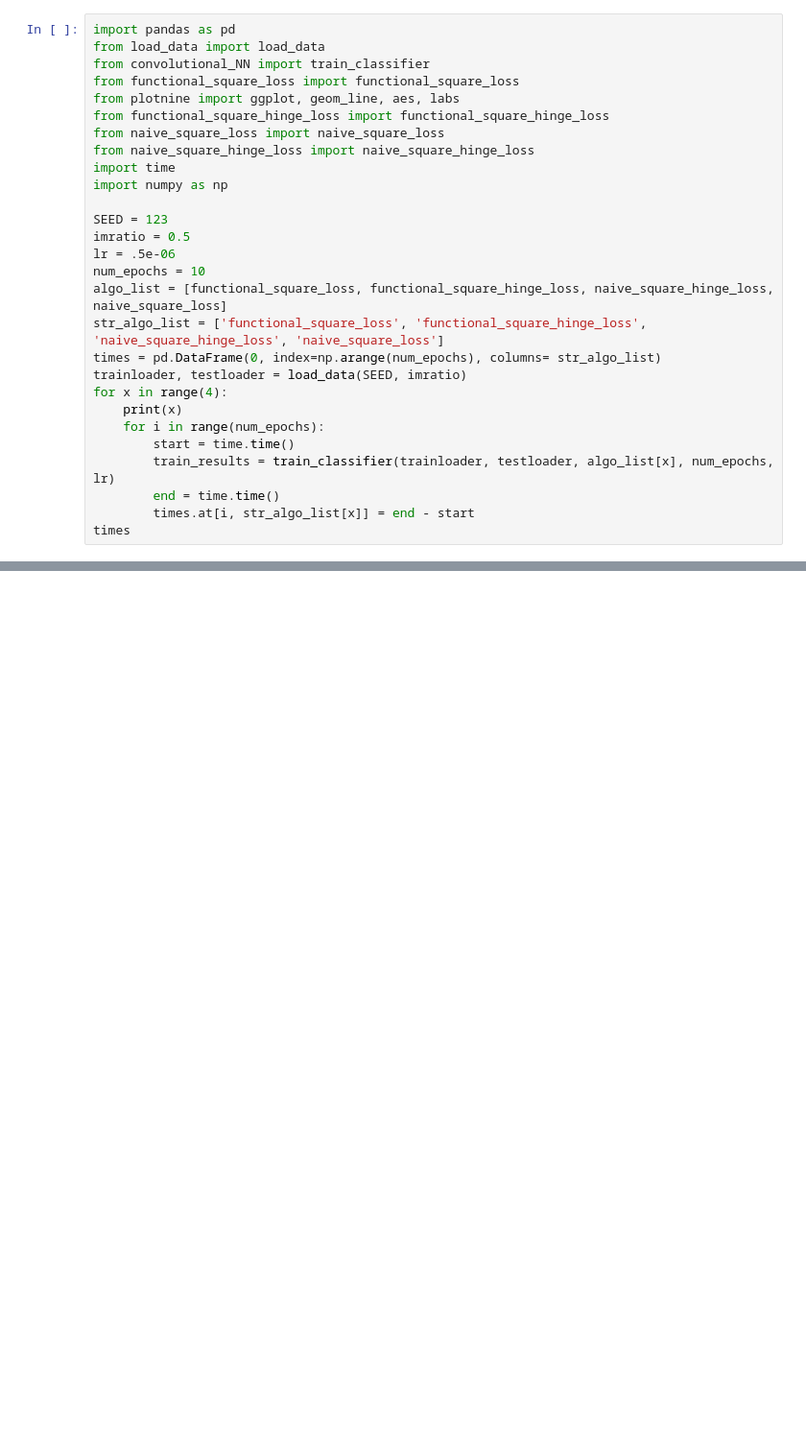
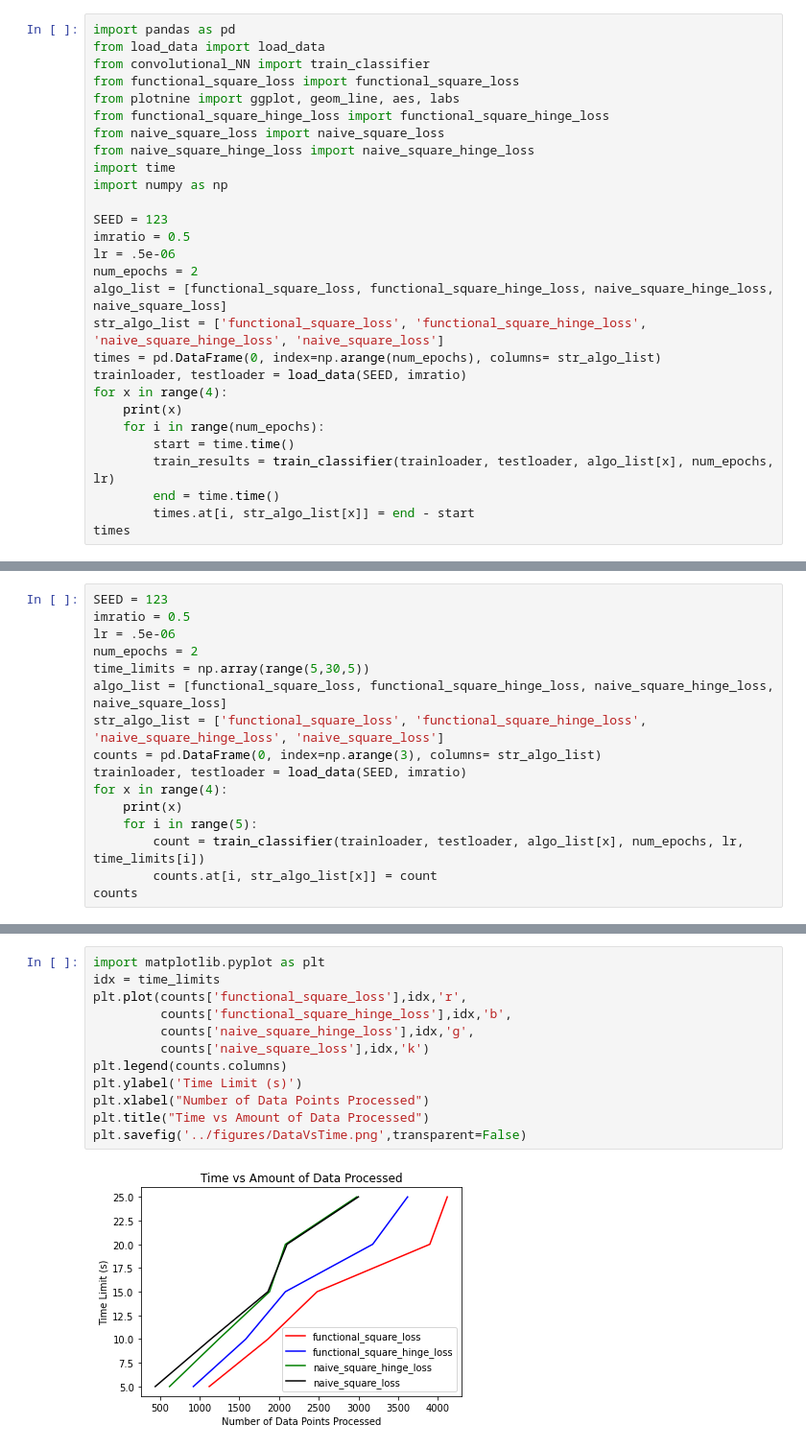
Before and after one commit to rustky/sub-quadratic-full-gradient-AUC-optimization, a Jupyter notebook: app/driver.ipynb, the cells around one changed output, grey strips where cells are left out. Shown at 96% size. Drawn from its saved outputs; the diff is of its cells as text; blank space fills up the shorter version.

```diff
--- a/app/driver.ipynb
+++ b/app/driver.ipynb
@@ -13,7 +13,7 @@ import numpy as np
 SEED = 123
 imratio = 0.5
 lr = .5e-06
-num_epochs = 10
+num_epochs = 2
 algo_list = [functional_square_loss, functional_square_hinge_loss, naive_square_hinge_loss, naive_square_loss]
 str_algo_list = ['functional_square_loss', 'functional_square_hinge_loss', 'naive_square_hinge_loss', 'naive_square_loss']
 times = pd.DataFrame(0, index=np.arange(num_epochs), columns= str_algo_list)
@@ -77,0 +77,16 @@ df.append({'functional_square_loss': 10}, ignore_index=True)
+# %%
+SEED = 123
+imratio = 0.5
+lr = .5e-06
+num_epochs = 2
+time_limits = np.array(range(5,30,5))
+algo_list = [functional_square_loss, functional_square_hinge_loss, naive_square_hinge_loss, naive_square_loss]
+str_algo_list = ['functional_square_loss', 'functional_square_hinge_loss', 'naive_square_hinge_loss', 'naive_square_loss']
+counts = pd.DataFrame(0, index=np.arange(3), columns= str_algo_list)
+trainloader, testloader = load_data(SEED, imratio)
+for x in range(4):
+    print(x)
+    for i in range(5):
+        count = train_classifier(trainloader, testloader, algo_list[x], num_epochs, lr, time_limits[i])
+        counts.at[i, str_algo_list[x]] = count
+counts
@@ -77,0 +106,14 @@ df.append({'functional_square_loss': 10}, ignore_index=True)
+# %%
+import matplotlib.pyplot as plt
+idx = time_limits
+plt.plot(counts['functional_square_loss'],idx,'r',
+         counts['functional_square_hinge_loss'],idx,'b',
+         counts['naive_square_hinge_loss'],idx,'g',
+         counts['naive_square_loss'],idx,'k')
+plt.legend(counts.columns)
+plt.ylabel('Time Limit (s)')
+plt.xlabel("Number of Data Points Processed")
+plt.title("Time vs Amount of Data Processed")
+plt.savefig('../figures/DataVsTime.png',transparent=False)
+# %% [output]
+[figure, added]
```
Also changed, not shown: parts of 8 cells of this notebook, 5 other files.
